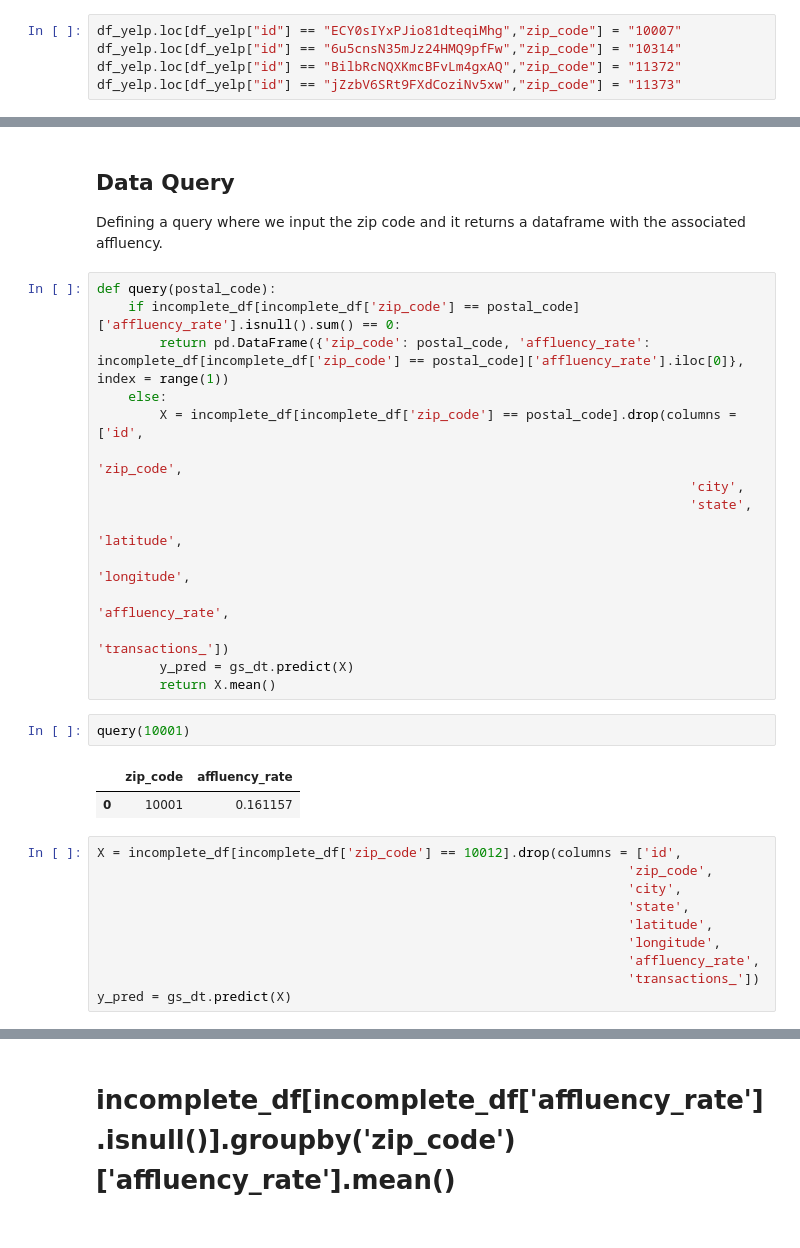
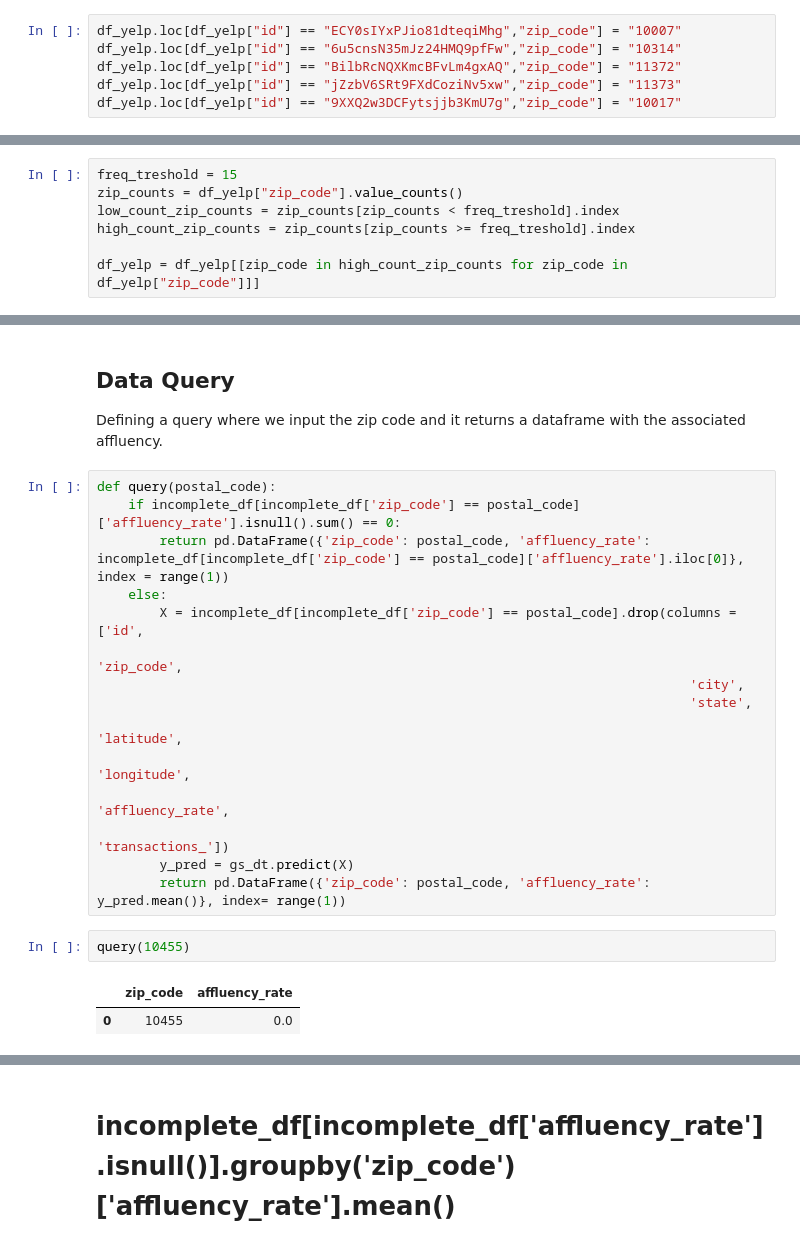
Before and after one commit to Shaddyjr/predicting_affluence_using_yelp, a Jupyter notebook: client_project_notebook.ipynb, the cells around one changed output, grey strips where cells are left out. Drawn from its saved outputs; the diff is of its cells as text.

Commit message:
added query

```diff
--- a/client_project_notebook.ipynb
+++ b/client_project_notebook.ipynb
@@ -180,6 +181,7 @@ df_yelp.loc[df_yelp["id"] == "ECY0sIYxPJio81dteqiMhg","zip_code"] = "10007"
 df_yelp.loc[df_yelp["id"] == "6u5cnsN35mJz24HMQ9pfFw","zip_code"] = "10314"
 df_yelp.loc[df_yelp["id"] == "BilbRcNQXKmcBFvLm4gxAQ","zip_code"] = "11372"
 df_yelp.loc[df_yelp["id"] == "jZzbV6SRt9FXdCoziNv5xw","zip_code"] = "11373"
+df_yelp.loc[df_yelp["id"] == "9XXQ2w3DCFytsjjb3KmU7g","zip_code"] = "10017"
 # %% [markdown]
 ### Remove by NYC zip
 We used the range of zip codes designated for NYC - [source](https://www.nycbynatives.com/nyc_info/new_york_city_zip_codes.php)
@@ -193,3 +197,10 @@ df_yelp = df_yelp[(df_yelp['zip_code'] >= min_zip) & (df_yelp['zip_code'] <= max
+# %%
+freq_treshold = 15
+zip_counts = df_yelp["zip_code"].value_counts()
+low_count_zip_counts = zip_counts[zip_counts < freq_treshold].index
+high_count_zip_counts = zip_counts[zip_counts >= freq_treshold].index
+
+df_yelp = df_yelp[[zip_code in high_count_zip_counts for zip_code in df_yelp["zip_code"]]]
 # %% [markdown]
 ### Parsing Coordinates
 # %%
@@ -900,19 +921,9 @@ def query(postal_code):
                                                                             'affluency_rate',
                                                                             'transactions_'])
         y_pred = gs_dt.predict(X)
-        return X.mean()
+        return pd.DataFrame({'zip_code': postal_code, 'affluency_rate': y_pred.mean()}, index= range(1))
 # %%
-query(10001)
+query(10455)
 # %% [output]
 |  | zip_code | affluency_rate |
-| 0 | 10001 | 0.161157 |
+| 0 | 10455 | 0.0 |
-# %%
-X = incomplete_df[incomplete_df['zip_code'] == 10012].drop(columns = ['id',
-                                                                    'zip_code',
-                                                                    'city',
-                                                                    'state',
-                                                                    'latitude',
-                                                                    'longitude',
-                                                                    'affluency_rate',
-                                                                    'transactions_'])
-y_pred = gs_dt.predict(X)
```
Also changed, not shown: parts of 23 cells of this notebook.
